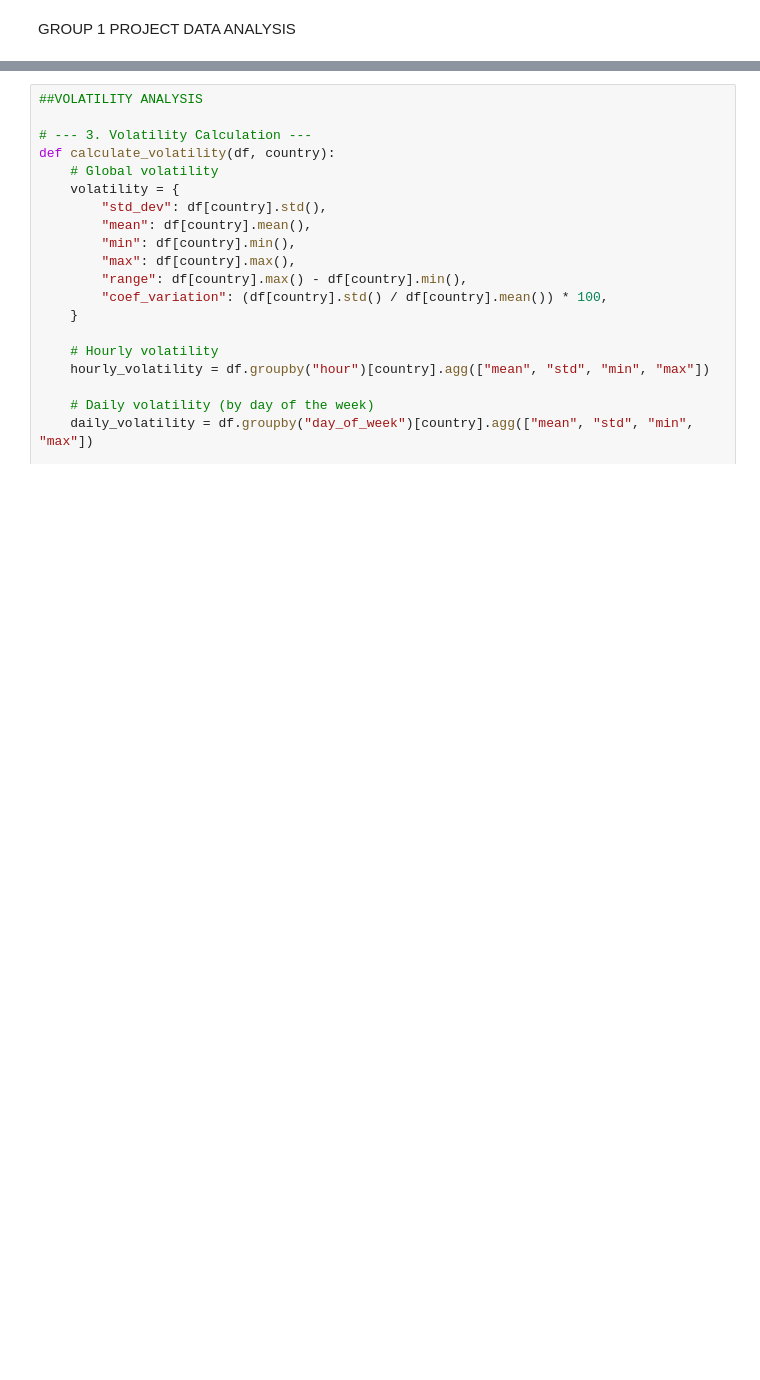
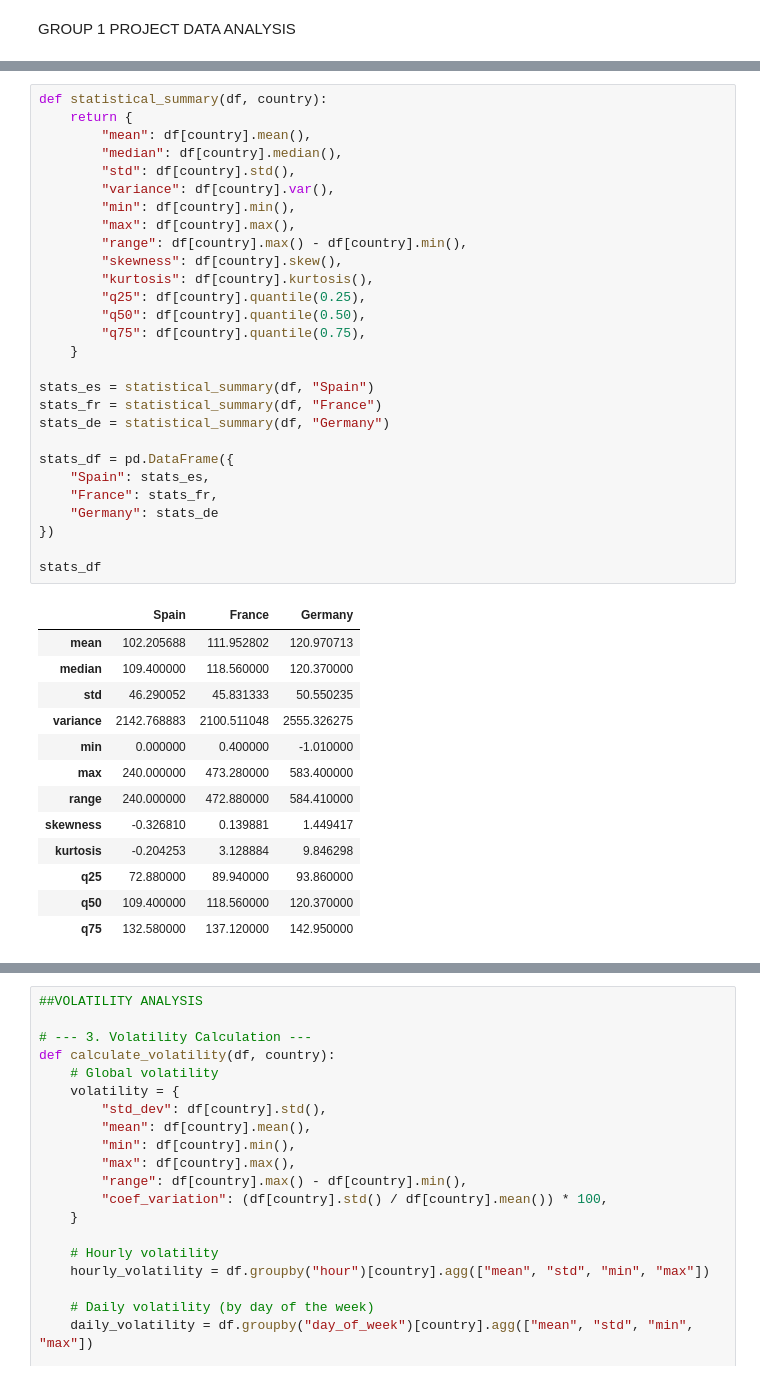
Before and after one commit to stellamirri/analisis_datos, a Jupyter notebook: Grupo1_2026/Group1Notebook.ipynb, the cells around one changed output, grey strips where cells are left out. Drawn from its saved outputs; the diff is of its cells as text; blank space fills up the shorter version.

```diff
--- a/Grupo1_2026/Group1Notebook.ipynb
+++ b/Grupo1_2026/Group1Notebook.ipynb
@@ -57,0 +121,42 @@ print(df.head())
+# %%
+def statistical_summary(df, country):
+    return {
+        "mean": df[country].mean(),
+        "median": df[country].median(),
+        "std": df[country].std(),
+        "variance": df[country].var(),
+        "min": df[country].min(),
+        "max": df[country].max(),
+        "range": df[country].max() - df[country].min(),
+        "skewness": df[country].skew(),
+        "kurtosis": df[country].kurtosis(),
+        "q25": df[country].quantile(0.25),
+        "q50": df[country].quantile(0.50),
+        "q75": df[country].quantile(0.75),
+    }
+
+stats_es = statistical_summary(df, "Spain")
+stats_fr = statistical_summary(df, "France")
+stats_de = statistical_summary(df, "Germany")
+
+stats_df = pd.DataFrame({
+    "Spain": stats_es,
+    "France": stats_fr,
+    "Germany": stats_de
+})
+
+stats_df
+# %% [output]
+|  | Spain | France | Germany |
+| mean | 102.205688 | 111.952802 | 120.970713 |
+| median | 109.400000 | 118.560000 | 120.370000 |
+| std | 46.290052 | 45.831333 | 50.550235 |
+| variance | 2142.768883 | 2100.511048 | 2555.326275 |
+| min | 0.000000 | 0.400000 | -1.010000 |
+| max | 240.000000 | 473.280000 | 583.400000 |
+| range | 240.000000 | 472.880000 | 584.410000 |
+| skewness | -0.326810 | 0.139881 | 1.449417 |
+| kurtosis | -0.204253 | 3.128884 | 9.846298 |
+| q25 | 72.880000 | 89.940000 | 93.860000 |
+| q50 | 109.400000 | 118.560000 | 120.370000 |
+| q75 | 132.580000 | 137.120000 | 142.950000 |
```
Also changed, not shown: parts of 8 cells of this notebook, 1 other file.
